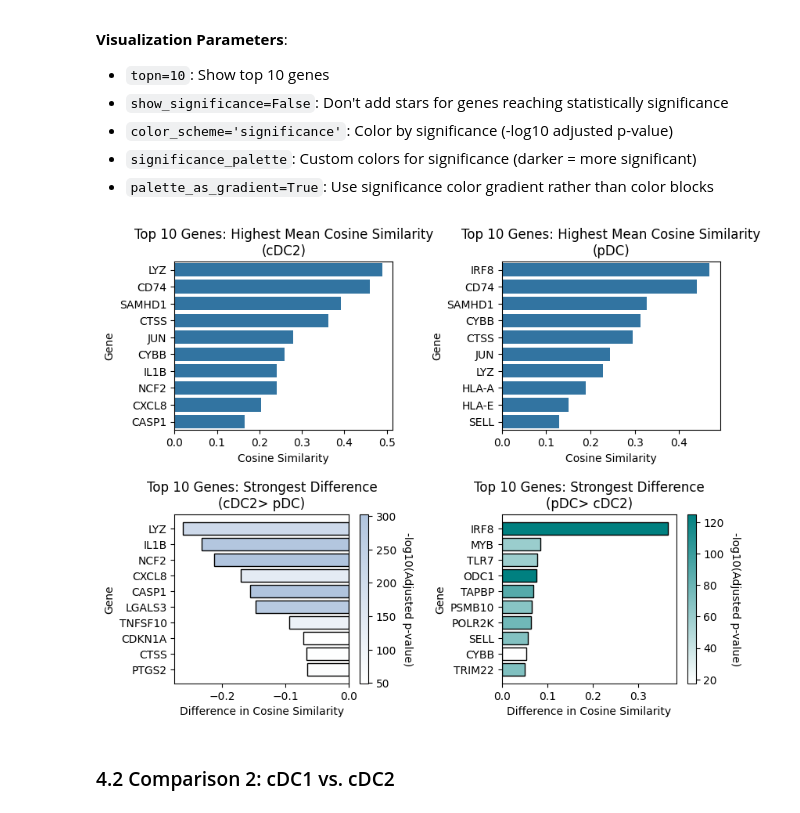
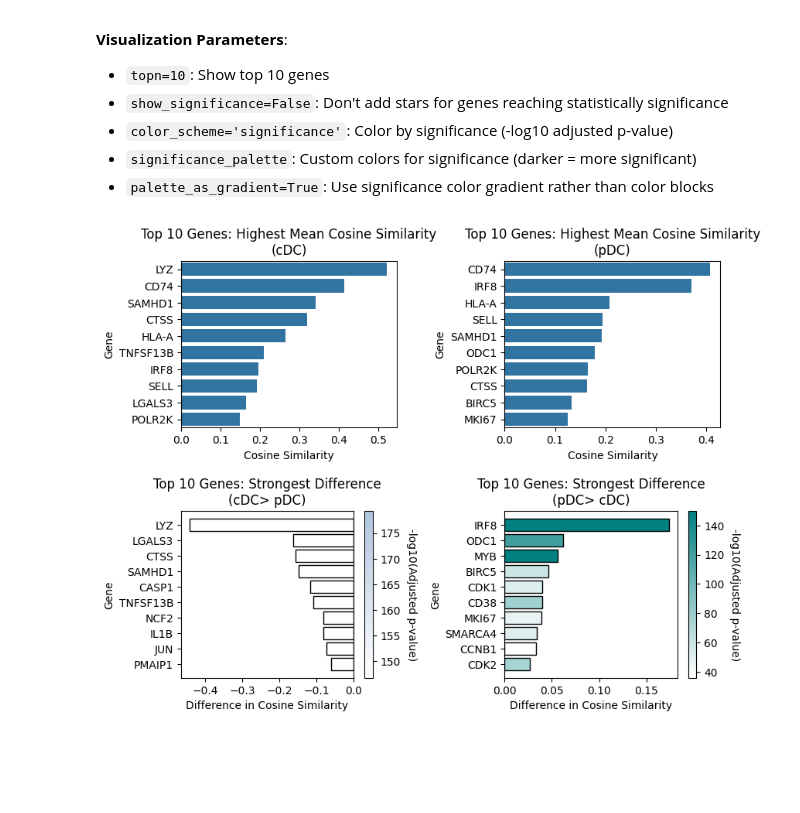
Before and after one commit to Lotfollahi-lab/tripso, a Jupyter notebook: docs/getting-started/tutorials/06.2_visualize_gene_cosine_similarity.ipynb, the cells around one changed output. Cells and saved outputs as stored; diff of their text form; code cells hidden in the pictures; blank space fills up the shorter version.

```diff
--- a/docs/getting-started/tutorials/06.2_visualize_gene_cosine_similarity.ipynb
+++ b/docs/getting-started/tutorials/06.2_visualize_gene_cosine_similarity.ipynb
@@ -59,7 +59,7 @@ def load_adata(run):
         Concatenated data with gene-to-GP similarities across all splits
     """
     holder = []
-    base_path = '/lustre/scratch126/cellgen/lotfollahi/mm58/gplearner_reproducibility/06_tutorial_MNC/output_global/gene_embeddings_analysis'
+    base_path = '/lustre/scratch126/cellgen/lotfollahi/mm58/gplearner_reproducibility/07_tutorial_zeng/output_global/gene_embeddings_analysis'
 
     # Load data from train, validation, and test splits
     for t in ['train', 'val', 'test']:
@@ -116,4 +114 @@ This converts names like `22_pDC` → `pDC`.
-# %%
-# Remove numeric prefixes from cell type names (e.g., '22_pDC' → 'pDC')
-adata.obs['cell_type'] = adata.obs['cell_type'].str.replace(r'^\d+_', '', regex=True)
 # %% [markdown]
@@ -133,8 +128,8 @@ adata.obs['cell_type'] = adata.obs['cell_type'].str.replace(r'^\d+_', '', regex=
 # Calculate differential gene-to-GP similarity between pDC and cDC2
 res = calculate_gene_significance(
     adata,
-    obs_col="cell_type",           # Column containing cell type annotations
-    obs_value_ref="cDC2",           # Reference cell type (baseline)
+    obs_col="AuthorCellType_Broad",           # Column containing cell type annotations
+    obs_value_ref="cDC",           # Reference cell type (baseline)
     obs_value_query="pDC",          # Query cell type (comparison)
     adata_gene_threshold=0.9,       # Filter: keep genes detected in ≥90% of cells
 )
@@ -152,18 +147,16 @@ Create a bar plot showing the top genes with differential GP_IRF1 similarity bet
 # %%
 # Visualize top genes differentially associated with GP_IRF1 in pDC vs. cDC2
 plot_top_genes(
     res,
-    obs_value_ref="cDC2",
+    obs_value_ref="cDC",
     obs_value_query="pDC",
     show_significance=False,                        # Hide significance stars
     color_scheme='significance',                    # Color by effect size
     significance_palette=['lightsteelblue', 'teal'], # Color gradient
     palette_as_gradient=True,                       # Smooth gradient
     topn=10,                                        # Display top 10 genes
     figsize=(9, 7),
     # save_to='GP_IRF1_pDC_vs_cDC2.pdf'            # Uncomment to save figure
 )
 # %% [output]
-[figure, old version]
+[figure, new version]
-# %% [markdown]
-### 4.2 Comparison 2: cDC1 vs. cDC2
```
Also changed, not shown: parts of 6 cells of this notebook, 21 other files.
